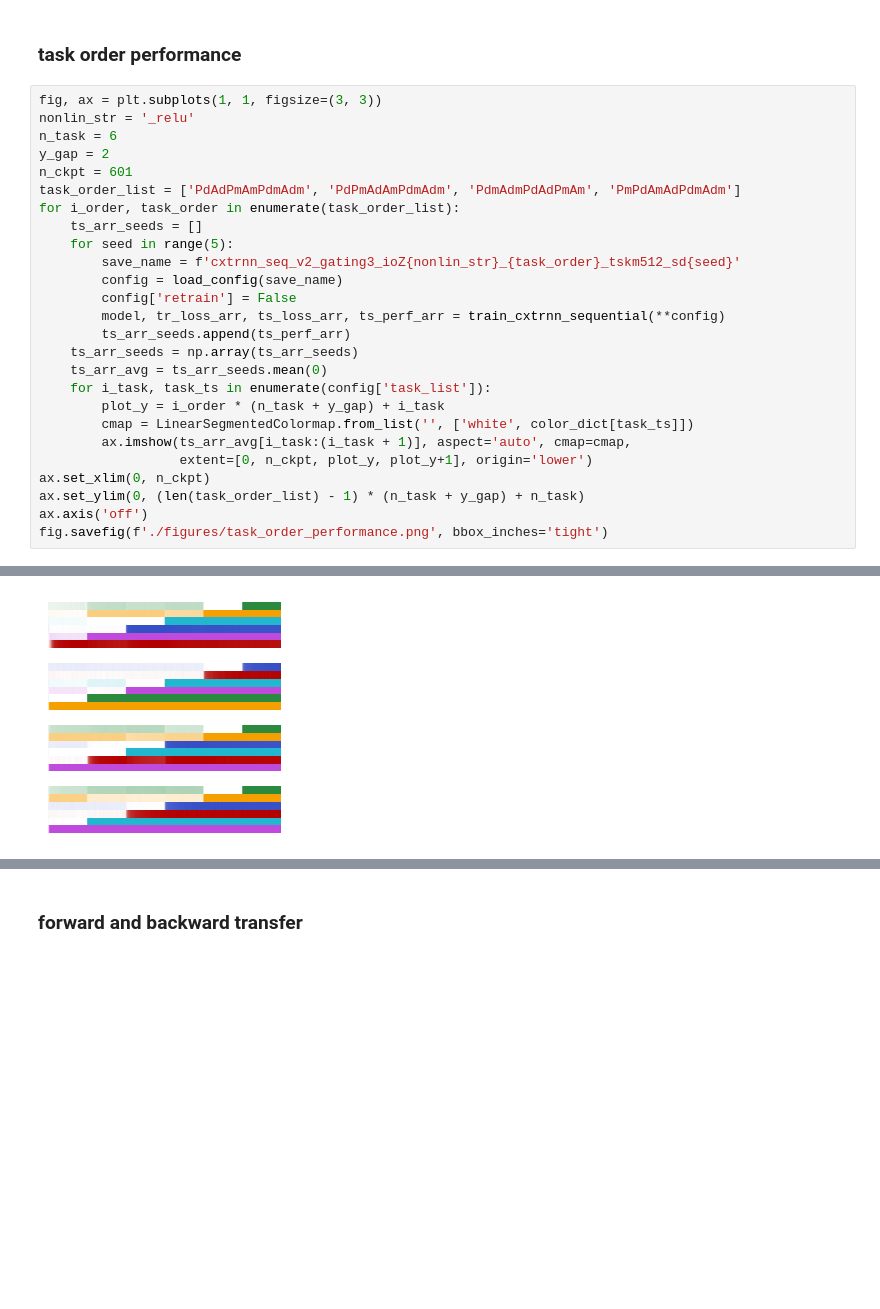
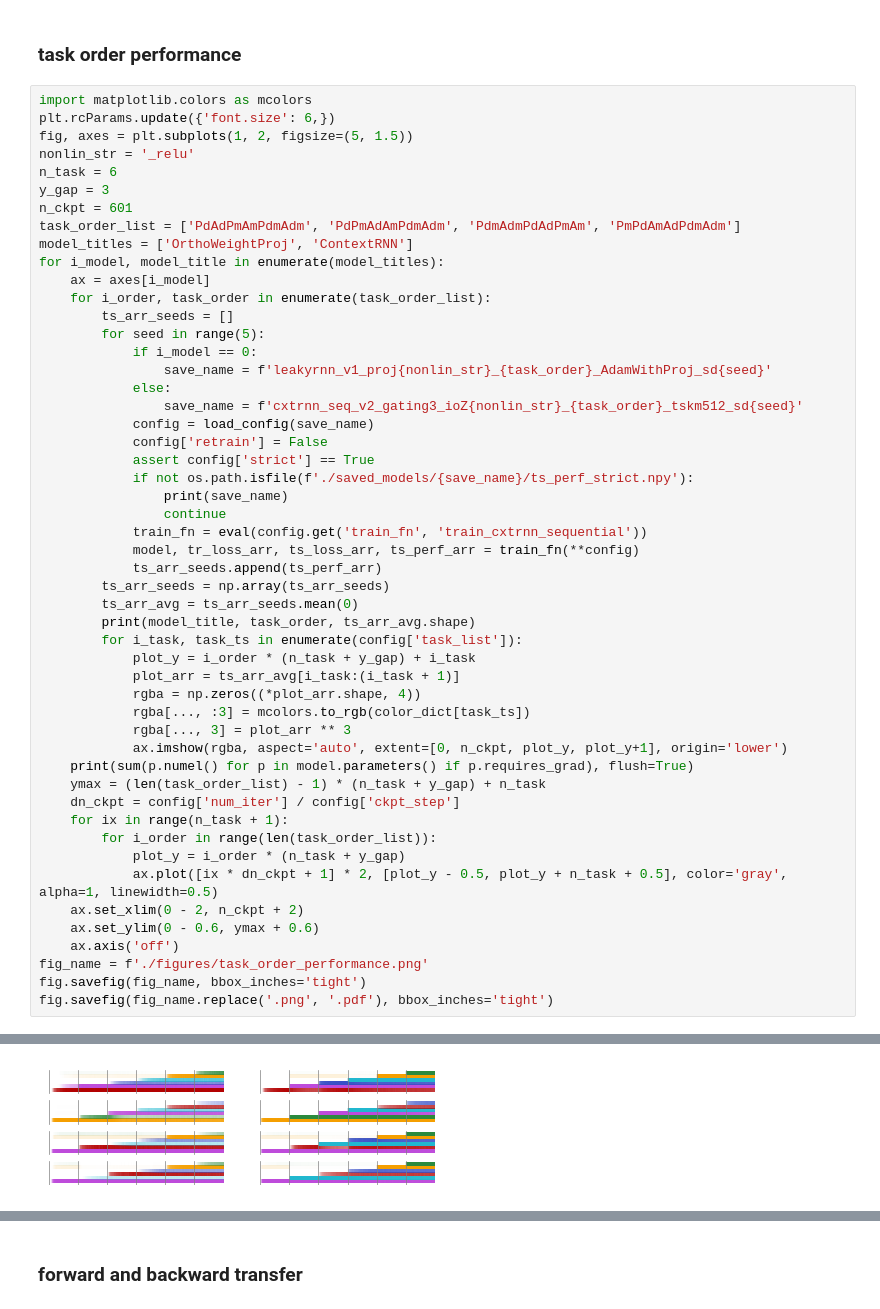
Before and after one commit to hzshan/context_inference_rnn, a Jupyter notebook: train.ipynb, the cells around one changed output, grey strips where cells are left out. Drawn from its saved outputs; the diff is of its cells as text; blank space fills up the shorter version.

```diff
--- a/train.ipynb
+++ b/train.ipynb
@@ -88,29 +88,54 @@ fig.savefig(fig_name.replace('.png', '.pdf'), bbox_inches='tight')
 # %% [markdown]
 ### task order performance
 # %%
-fig, ax = plt.subplots(1, 1, figsize=(3, 3))
+import matplotlib.colors as mcolors
+plt.rcParams.update({'font.size': 6,})
+fig, axes = plt.subplots(1, 2, figsize=(5, 1.5))
 nonlin_str = '_relu'
 n_task = 6
-y_gap = 2
+y_gap = 3
 n_ckpt = 601
 task_order_list = ['PdAdPmAmPdmAdm', 'PdPmAdAmPdmAdm', 'PdmAdmPdAdPmAm', 'PmPdAmAdPdmAdm']
-for i_order, task_order in enumerate(task_order_list):
-    ts_arr_seeds = []
-    for seed in range(5):
-        save_name = f'cxtrnn_seq_v2_gating3_ioZ{nonlin_str}_{task_order}_tskm512_sd{seed}'
-        config = load_config(save_name)
-        config['retrain'] = False
-        model, tr_loss_arr, ts_loss_arr, ts_perf_arr = train_cxtrnn_sequential(**config)
-        ts_arr_seeds.append(ts_perf_arr)
-    ts_arr_seeds = np.array(ts_arr_seeds)
-    ts_arr_avg = ts_arr_seeds.mean(0)
-    for i_task, task_ts in enumerate(config['task_list']):
-        plot_y = i_order * (n_task + y_gap) + i_task
-        cmap = LinearSegmentedColormap.from_list('', ['white', color_dict[task_ts]])
-        ax.imshow(ts_arr_avg[i_task:(i_task + 1)], aspect='auto', cmap=cmap,
-                  extent=[0, n_ckpt, plot_y, plot_y+1], origin='lower')
-ax.set_xlim(0, n_ckpt)
-ax.set_ylim(0, (len(task_order_list) - 1) * (n_task + y_gap) + n_task)
-ax.axis('off')
-fig.savefig(f'./figures/task_order_performance.png', bbox_inches='tight')
+model_titles = ['OrthoWeightProj', 'ContextRNN']
+for i_model, model_title in enumerate(model_titles):
+    ax = axes[i_model]
+    for i_order, task_order in enumerate(task_order_list):
+        ts_arr_seeds = []
+        for seed in range(5):
+            if i_model == 0:
+                save_name = f'leakyrnn_v1_proj{nonlin_str}_{task_order}_AdamWithProj_sd{seed}'
+            else:
+                save_name = f'cxtrnn_seq_v2_gating3_ioZ{nonlin_str}_{task_order}_tskm512_sd{seed}'
+            config = load_config(save_name)
+            config['retrain'] = False
+            assert config['strict'] == True
+            if not os.path.isfile(f'./saved_models/{save_name}/ts_perf_strict.npy'):
+                print(save_name)
+                continue
+            train_fn = eval(config.get('train_fn', 'train_cxtrnn_sequential'))
+            model, tr_loss_arr, ts_loss_arr, ts_perf_arr = train_fn(**config)
+            ts_arr_seeds.append(ts_perf_arr)
+        ts_arr_seeds = np.array(ts_arr_seeds)
+        ts_arr_avg = ts_arr_seeds.mean(0)
+        print(model_title, task_order, ts_arr_avg.shape)
+        for i_task, task_ts in enumerate(config['task_list']):
+            plot_y = i_order * (n_task + y_gap) + i_task
+            plot_arr = ts_arr_avg[i_task:(i_task + 1)]
+            rgba = np.zeros((*plot_arr.shape, 4))
+            rgba[..., :3] = mcolors.to_rgb(color_dict[task_ts])
+            rgba[..., 3] = plot_arr ** 3
+            ax.imshow(rgba, aspect='auto', extent=[0, n_ckpt, plot_y, plot_y+1], origin='lower')
+    print(sum(p.numel() for p in model.parameters() if p.requires_grad), flush=True)
+    ymax = (len(task_order_list) - 1) * (n_task + y_gap) + n_task
+    dn_ckpt = config['num_iter'] / config['ckpt_step']
+    for ix in range(n_task + 1):
+        for i_order in range(len(task_order_list)):
+            plot_y = i_order * (n_task + y_gap)
+            ax.plot([ix * dn_ckpt + 1] * 2, [plot_y - 0.5, plot_y + n_task + 0.5], color='gray', alpha=1, linewidth=0.5)
+    ax.set_xlim(0 - 2, n_ckpt + 2)
+    ax.set_ylim(0 - 0.6, ymax + 0.6)
+    ax.axis('off')
+fig_name = f'./figures/task_order_performance.png'
+fig.savefig(fig_name, bbox_inches='tight')
+fig.savefig(fig_name.replace('.png', '.pdf'), bbox_inches='tight')
 # %% [output]
@@ -117 +154 @@ fig.savefig(f'./figures/task_order_performance.png', bbox_inches='tight')
-[figure, old version]
+[figure, new version]
```
Also changed, not shown: parts of 12 cells of this notebook, 3 other files.
